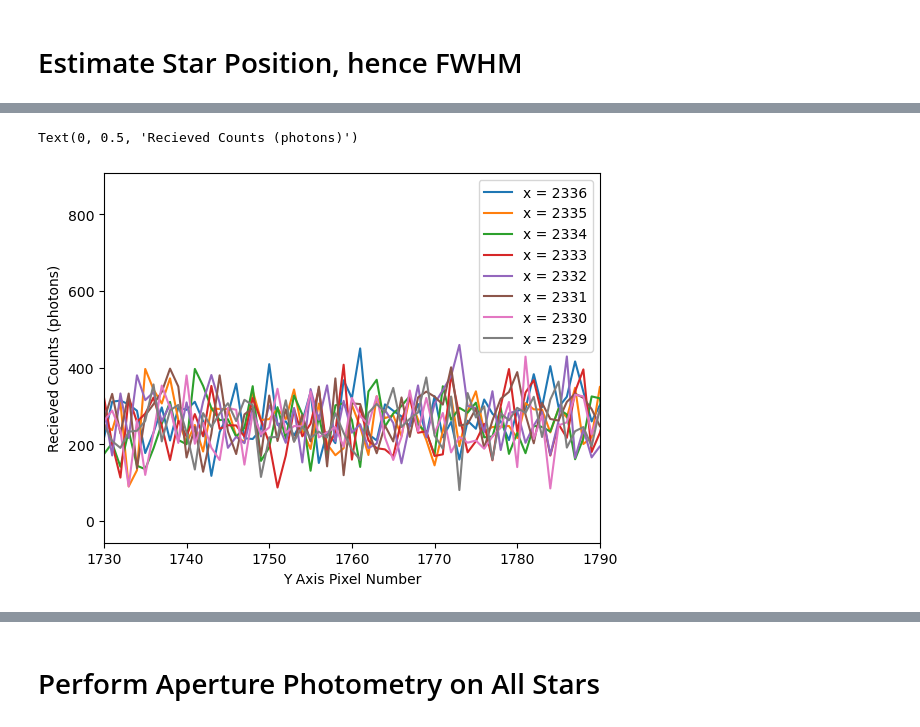
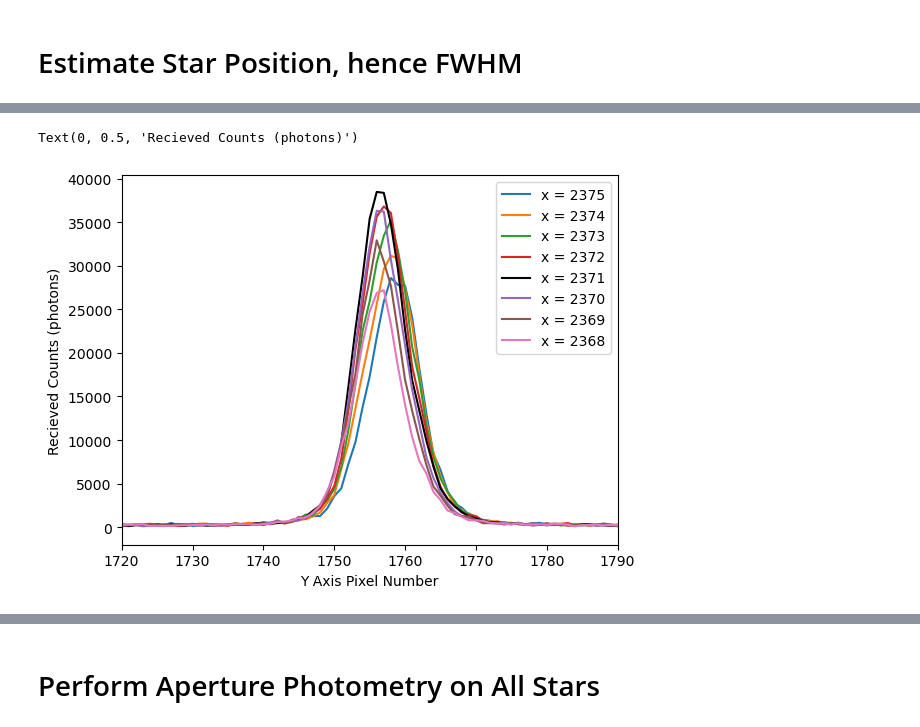
Before and after one commit to milliebutspace/MPhys-Code, a Jupyter notebook: The Big Photometry Loop M.ipynb, the cells around one changed output, grey strips where cells are left out. Saved outputs shown, nothing was run; the diff lists cells and outputs as text; code cells hidden in the pictures.

```diff
--- a/The Big Photometry Loop M.ipynb
+++ b/The Big Photometry Loop M.ipynb
@@ -31,7 +31,7 @@ fits = '.fits'
 csv = '_stars.csv'
 
 #filter specific file names
-luminance = 'star_Light_Luminance_5_secs_001_reduced'
+luminance = 'star_Light_Luminance_10_secs_001_reduced'
 red = 'star_Light_Red_18_secs_001_reduced'
 green = 'star_Light_Green_18_secs_001_reduced'
 blue = 'star_Light_Blue_18_secs_001_reduced'
@@ -42,10 +42,10 @@ ref_csv_name = luminance + csv
 current_filter = 'Luminance'
 
 #define path for csv files to be written to
-csv_path = Path(f'./RZ Cep/All_RZ_Cep/2022_12_07/RZ_Cep/CSVs/Unmatched Stars/{current_filter}')
+csv_path = Path(f'./RZ Cep/All_RZ_Cep/2023_01_23/RZ_Cep/CSVs/Unmatched Stars/{current_filter}')
 
 #set the path to the images we are looking at
-current_raw_path = f'./RZ Cep/All_RZ_Cep/2022_12_07/RZ_Cep/Lights/{current_filter} Reduced/'
+current_raw_path = f'./RZ Cep/All_RZ_Cep/2023_01_23/RZ_Cep/Lights/{current_filter} Reduced/'
 #create a list of files in the directory (file) indicated by the path, just in case some sub folders exist or files that are
 #not of the FITS type.
 file_list = [f for f in os.listdir(current_raw_path) if f.endswith(".fits")]
@@ -104,32 +103,32 @@ Text(0, 0.5, 'Recieved Counts (photons)')
 # %%
 #plot a slice of the image across the x axis
-plt.plot(raw_im.data[:, 2336], label='x = 2336')
-plt.plot(raw_im.data[:, 2335], label='x = 2335')
-plt.plot(raw_im.data[:, 2334], label='x = 2334')
-plt.plot(raw_im.data[:, 2333], label='x = 2333')
-plt.plot(raw_im.data[:, 2332], label='x = 2332')
-plt.plot(raw_im.data[:, 2331], label='x = 2331')
-plt.plot(raw_im.data[:, 2330], label='x = 2330')
-plt.plot(raw_im.data[:, 2329], label='x = 2329')
+plt.plot(raw_im.data[:, 2375], label='x = 2375')
+plt.plot(raw_im.data[:, 2374], label='x = 2374')
+plt.plot(raw_im.data[:, 2373], label='x = 2373')
+plt.plot(raw_im.data[:, 2372], label='x = 2372')
+plt.plot(raw_im.data[:, 2371], label='x = 2371', color='k')
+plt.plot(raw_im.data[:, 2370], label='x = 2370')
+plt.plot(raw_im.data[:, 2369], label='x = 2369')
+plt.plot(raw_im.data[:, 2368], label='x = 2368')
 plt.legend()
 
 #if less iterations, initial guess was more accurate
 
-x_peak_loc = 2365
-x_peak_height = 16000
+x_peak_loc = 2371
+x_peak_height = 38000
 #peaks at x_pix = 2365 for 2022_12_07, so this is the approximate location (height = 16000)
 #peaks at x_pix = 2371 for 2023_01_23, so this is the approximate location (height = 38000)
 #peaks at x_pix = 2335 for 2023_02_23, so this is the approximate location (height = 41000)
 #peaks at x_pix = 2420 for 2023_11_10, so this is the approximate location (height = 32000)
 
 #find approximate peak location range
-plt.xlim(1730, 1790)
+plt.xlim(1720, 1790)
 
 plt.xlabel('Y Axis Pixel Number')
 plt.ylabel('Recieved Counts (photons)')
 # %% [output]
 Text(0, 0.5, 'Recieved Counts (photons)')
-[figure, old version]
+[figure, new version]
 # %%
 #defined a fitter algorithm for fitting the Gaussian, in this case the Levenberg-Marquardt, which uses a least squares method
 algorithm = modeling.fitting.LevMarLSQFitter()
```
Also changed, not shown: parts of 5 cells of this notebook, 2 other files.
